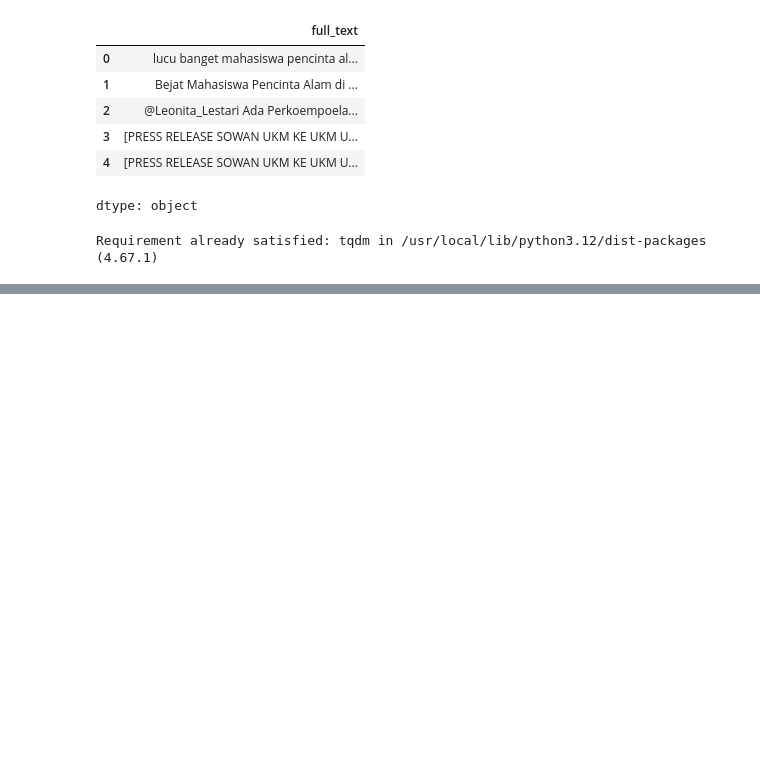
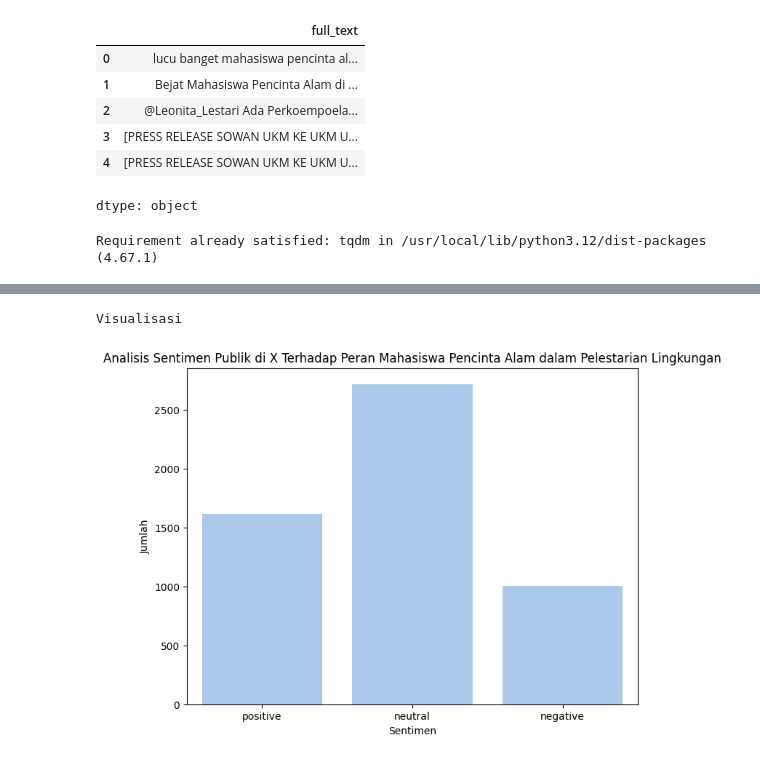
Before and after one commit to tiara070403/seminar, a Jupyter notebook: seminar.ipynb, the cells around one changed output, grey strips where cells are left out. Cells and saved outputs as stored; diff of their text form; code cells hidden in the pictures; blank space fills up the shorter version.

```diff
--- a/seminar.ipynb
+++ b/seminar.ipynb
@@ -193,0 +210,2 @@ df['labels'] = df['clean_text'].apply(label_text)
+# %%
+df = pd.read_csv("/content/labeling.csv")
@@ -193,0 +226,13 @@ df['labels'] = df['clean_text'].apply(label_text)
+# %%
+# Visualisasi
+print("\nVisualisasi")
+sns.set_palette("pastel")
+plt.figure(figsize=(8, 6))
+sns.countplot(x='sentimen', data=df)
+plt.title('Analisis Sentimen Publik di X Terhadap Peran Mahasiswa Pencinta Alam dalam Pelestarian Lingkungan')
+plt.xlabel('Sentimen')
+plt.ylabel('Jumlah')
+plt.show()
+# %% [output]
+Visualisasi
+[figure, added]
```
Also changed, not shown: parts of 14 cells of this notebook.
